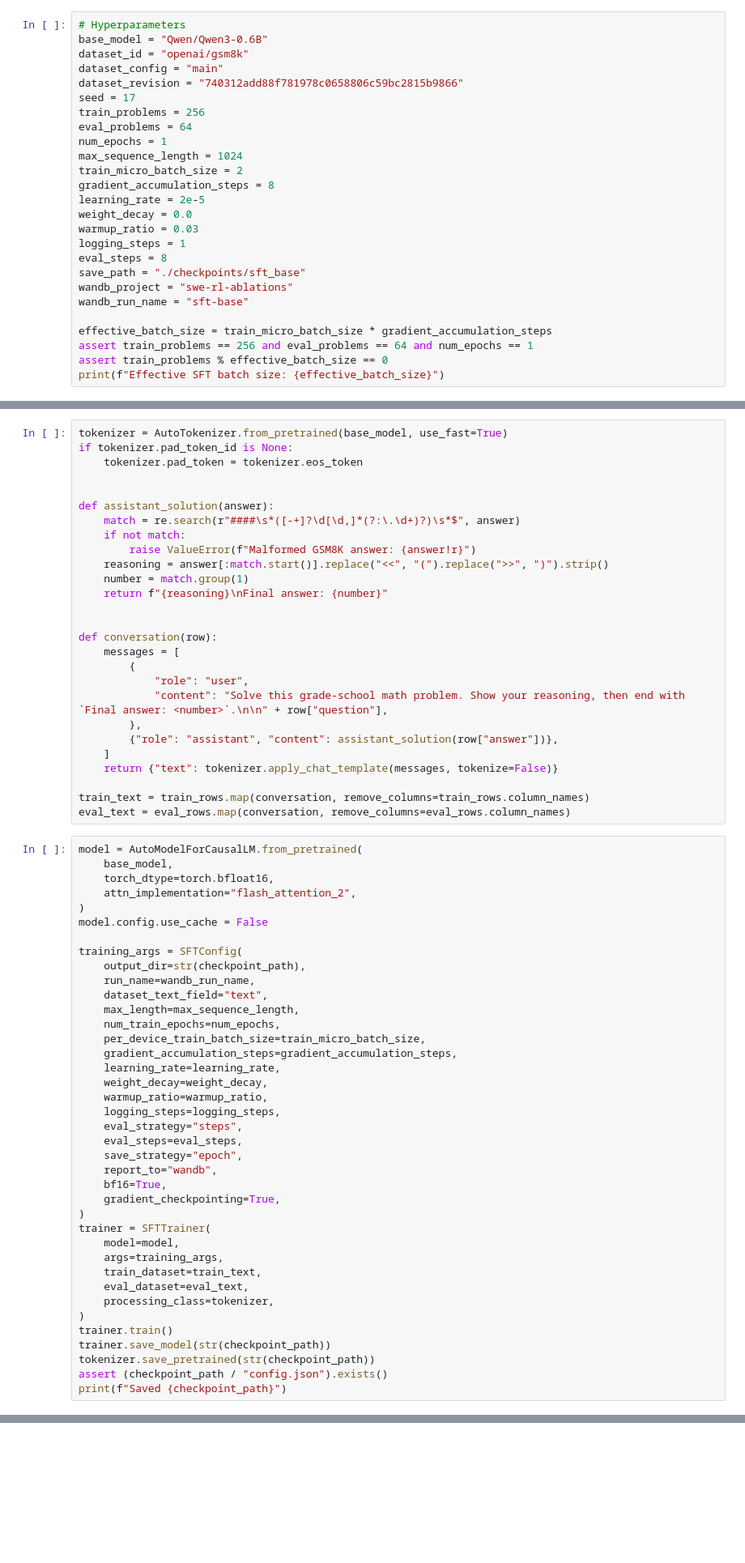
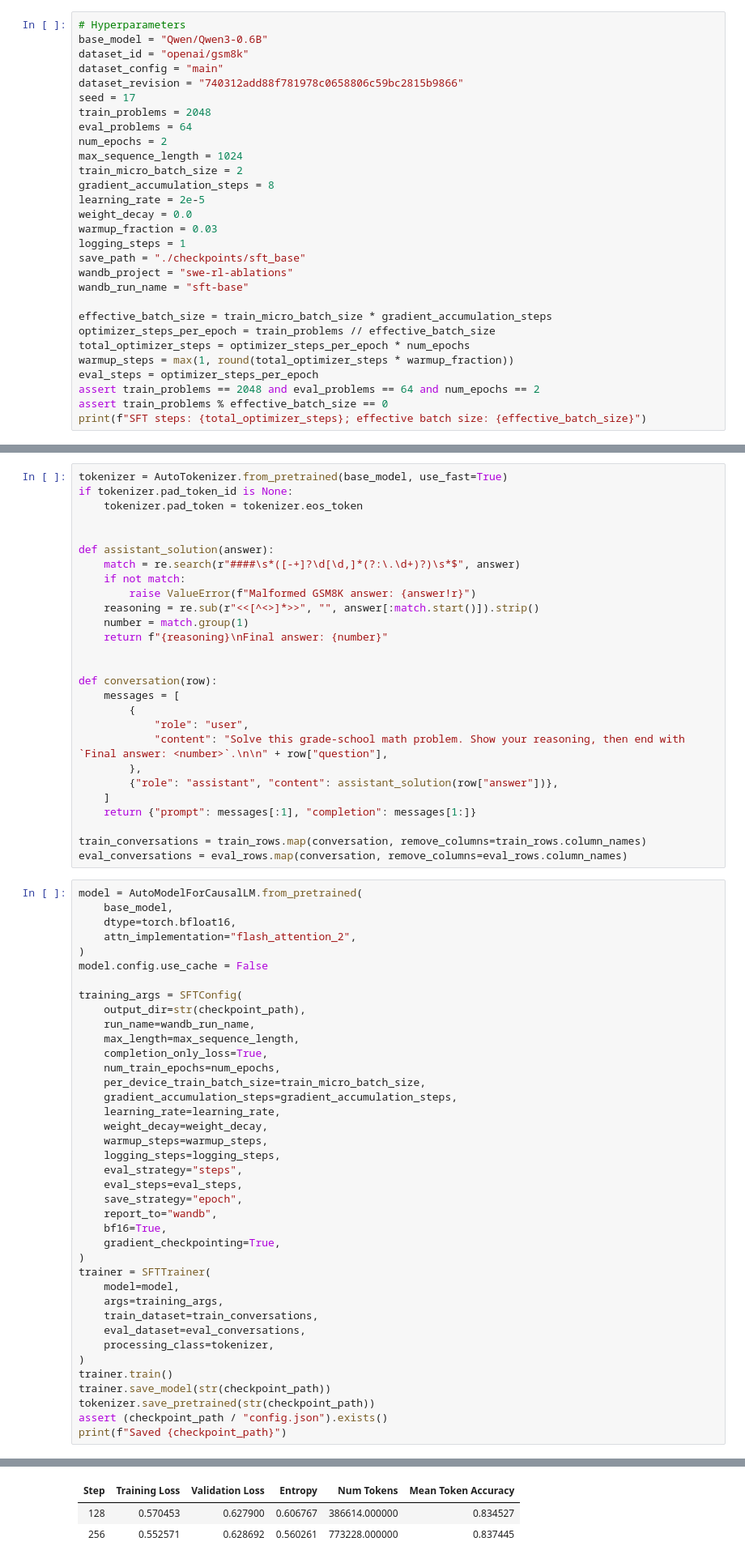
Before and after one commit to Prathmesh234/rl-ablations, a Jupyter notebook: notebooks/00_sft.ipynb, the cells around one changed output, grey strips where cells are left out. Shown at 81% size. Saved outputs shown, nothing was run; the diff lists cells and outputs as text; blank space fills up the shorter version.

Commit message:
Improve SFT training

```diff
--- a/notebooks/00_sft.ipynb
+++ b/notebooks/00_sft.ipynb
@@ -9,22 +36,25 @@ dataset_id = "openai/gsm8k"
 dataset_config = "main"
 dataset_revision = "740312add88f781978c0658806c59bc2815b9866"
 seed = 17
-train_problems = 256
+train_problems = 2048
 eval_problems = 64
-num_epochs = 1
+num_epochs = 2
 max_sequence_length = 1024
 train_micro_batch_size = 2
 gradient_accumulation_steps = 8
 learning_rate = 2e-5
 weight_decay = 0.0
-warmup_ratio = 0.03
+warmup_fraction = 0.03
 logging_steps = 1
-eval_steps = 8
 save_path = "./checkpoints/sft_base"
 wandb_project = "swe-rl-ablations"
 wandb_run_name = "sft-base"
 
 effective_batch_size = train_micro_batch_size * gradient_accumulation_steps
-assert train_problems == 256 and eval_problems == 64 and num_epochs == 1
+optimizer_steps_per_epoch = train_problems // effective_batch_size
+total_optimizer_steps = optimizer_steps_per_epoch * num_epochs
+warmup_steps = max(1, round(total_optimizer_steps * warmup_fraction))
+eval_steps = optimizer_steps_per_epoch
+assert train_problems == 2048 and eval_problems == 64 and num_epochs == 2
 assert train_problems % effective_batch_size == 0
-print(f"Effective SFT batch size: {effective_batch_size}")
+print(f"SFT steps: {total_optimizer_steps}; effective batch size: {effective_batch_size}")
@@ -67,7 +101,7 @@ def assistant_solution(answer):
     match = re.search(r"####\s*([-+]?\d[\d,]*(?:\.\d+)?)\s*$", answer)
     if not match:
         raise ValueError(f"Malformed GSM8K answer: {answer!r}")
-    reasoning = answer[:match.start()].replace("<<", "(").replace(">>", ")").strip()
+    reasoning = re.sub(r"<<[^<>]*>>", "", answer[:match.start()]).strip()
     number = match.group(1)
     return f"{reasoning}\nFinal answer: {number}"
 
@@ -80,14 +114,14 @@ def conversation(row):
         },
         {"role": "assistant", "content": assistant_solution(row["answer"])},
     ]
-    return {"text": tokenizer.apply_chat_template(messages, tokenize=False)}
+    return {"prompt": messages[:1], "completion": messages[1:]}
 
-train_text = train_rows.map(conversation, remove_columns=train_rows.column_names)
-eval_text = eval_rows.map(conversation, remove_columns=eval_rows.column_names)
+train_conversations = train_rows.map(conversation, remove_columns=train_rows.column_names)
+eval_conversations = eval_rows.map(conversation, remove_columns=eval_rows.column_names)
 # %%
 model = AutoModelForCausalLM.from_pretrained(
     base_model,
-    torch_dtype=torch.bfloat16,
+    dtype=torch.bfloat16,
     attn_implementation="flash_attention_2",
 )
 model.config.use_cache = False
@@ -95,14 +129,14 @@ model.config.use_cache = False
 training_args = SFTConfig(
     output_dir=str(checkpoint_path),
     run_name=wandb_run_name,
-    dataset_text_field="text",
     max_length=max_sequence_length,
+    completion_only_loss=True,
     num_train_epochs=num_epochs,
     per_device_train_batch_size=train_micro_batch_size,
     gradient_accumulation_steps=gradient_accumulation_steps,
     learning_rate=learning_rate,
     weight_decay=weight_decay,
-    warmup_ratio=warmup_ratio,
+    warmup_steps=warmup_steps,
     logging_steps=logging_steps,
     eval_strategy="steps",
     eval_steps=eval_steps,
@@ -114,8 +148,8 @@ training_args = SFTConfig(
 trainer = SFTTrainer(
     model=model,
     args=training_args,
-    train_dataset=train_text,
-    eval_dataset=eval_text,
+    train_dataset=train_conversations,
+    eval_dataset=eval_conversations,
     processing_class=tokenizer,
 )
 trainer.train()
@@ -123,3 +157,4 @@ trainer.save_model(str(checkpoint_path))
 tokenizer.save_pretrained(str(checkpoint_path))
 assert (checkpoint_path / "config.json").exists()
 print(f"Saved {checkpoint_path}")
+# %% [output]
@@ -125,0 +171,3 @@ print(f"Saved {checkpoint_path}")
+| Step | Training Loss | Validation Loss | Entropy | Num Tokens | Mean Token Accuracy |
+| 128 | 0.570453 | 0.627900 | 0.606767 | 386614.000000 | 0.834527 |
+| 256 | 0.552571 | 0.628692 | 0.560261 | 773228.000000 | 0.837445 |
```
Also changed, not shown: parts of 6 cells of this notebook, 1 other file.
